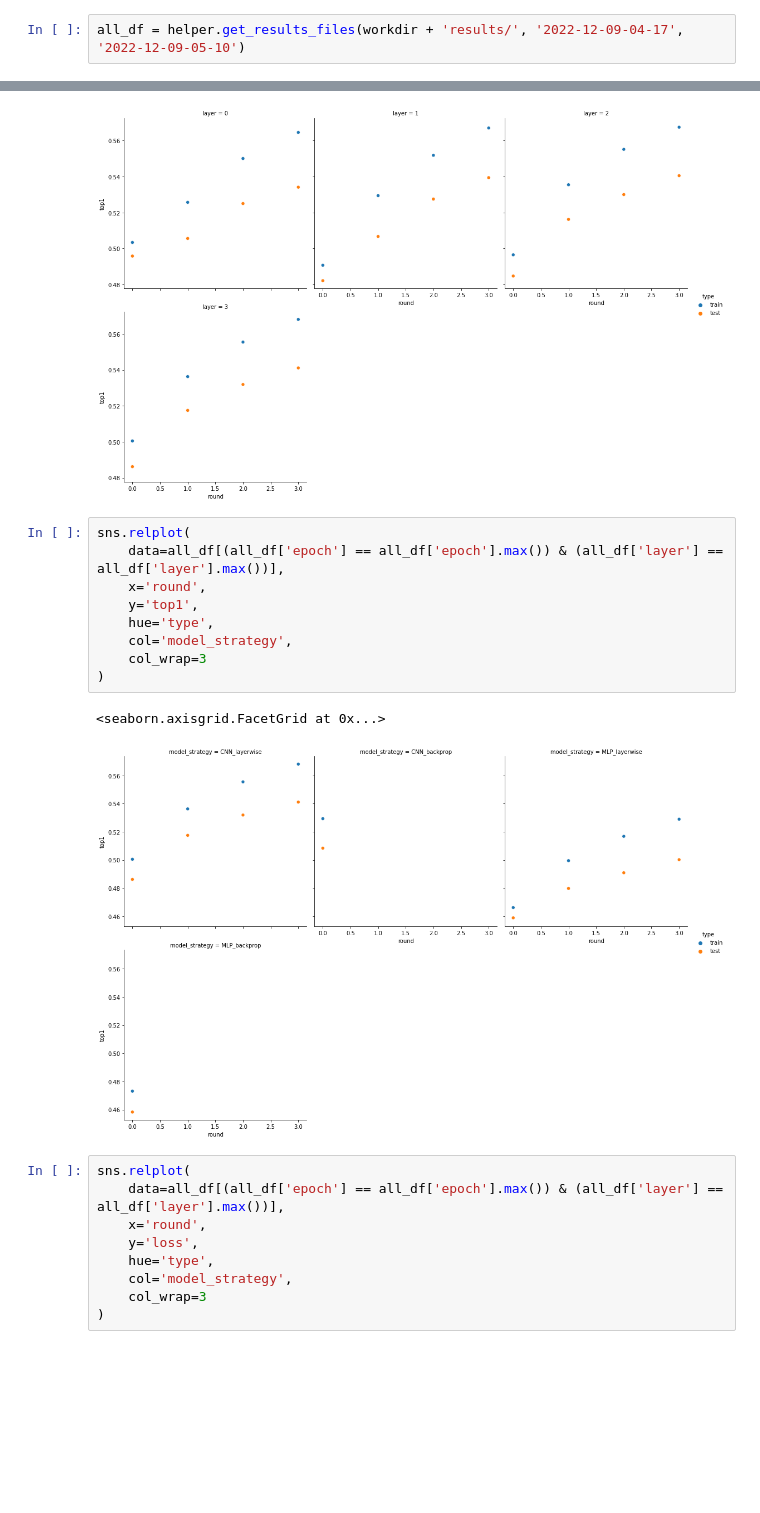
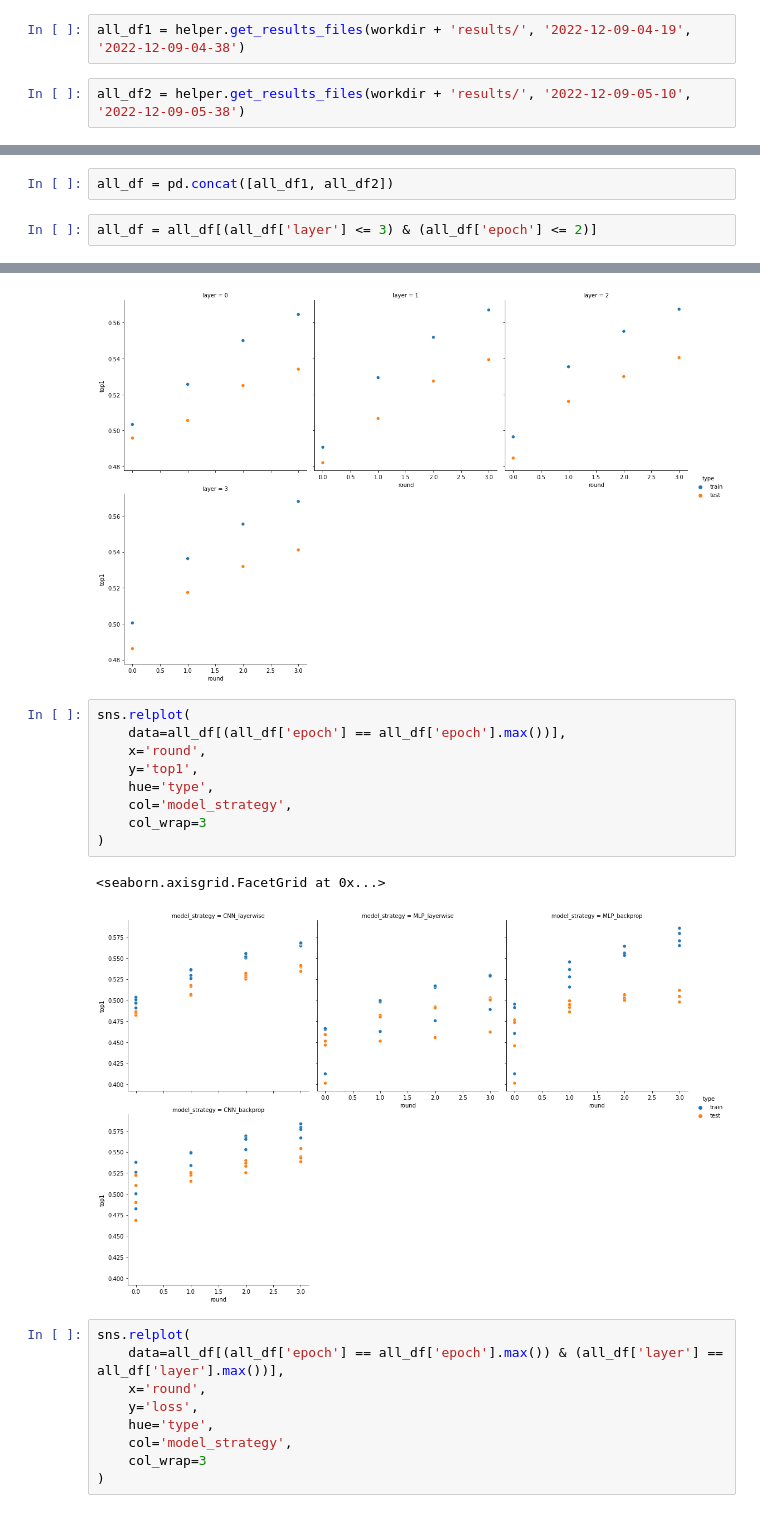
Before and after one commit to ehansen247/layerwise-nn-optimization, a Jupyter notebook: ProjectCodeRemote.ipynb, the cells around one changed output, grey strips where cells are left out. Saved outputs shown, nothing was run; the diff lists cells and outputs as text; blank space fills up the shorter version.

```diff
--- a/ProjectCodeRemote.ipynb
+++ b/ProjectCodeRemote.ipynb
@@ -348,2 +330,4 @@ all_df
 # %%
-all_df = helper.get_results_files(workdir + 'results/', '2022-12-09-04-17', '2022-12-09-05-10')
+all_df1 = helper.get_results_files(workdir + 'results/', '2022-12-09-04-19', '2022-12-09-04-38')
+# %%
+all_df2 = helper.get_results_files(workdir + 'results/', '2022-12-09-05-10', '2022-12-09-05-38')
@@ -349,0 +342,4 @@ all_df = helper.get_results_files(workdir + 'results/', '2022-12-09-04-17', '202
+# %%
+all_df = pd.concat([all_df1, all_df2])
+# %%
+all_df = all_df[(all_df['layer'] <= 3) & (all_df['epoch'] <= 2)]
@@ -387,16 +425,16 @@ sns.relplot(
 [figure]
 # %%
 sns.relplot(
-    data=all_df[(all_df['epoch'] == all_df['epoch'].max()) & (all_df['layer'] == all_df['layer'].max())],
+    data=all_df[(all_df['epoch'] == all_df['epoch'].max())],
     x='round',
     y='top1',
     hue='type',
     col='model_strategy',
     col_wrap=3
 )
 # %% [output]
 <seaborn.axisgrid.FacetGrid at 0x...>
-[figure, old version]
+[figure, new version]
 # %%
 sns.relplot(
     data=all_df[(all_df['epoch'] == all_df['epoch'].max()) & (all_df['layer'] == all_df['layer'].max())],
```
Also changed, not shown: parts of 9 cells of this notebook, 1 other file.
